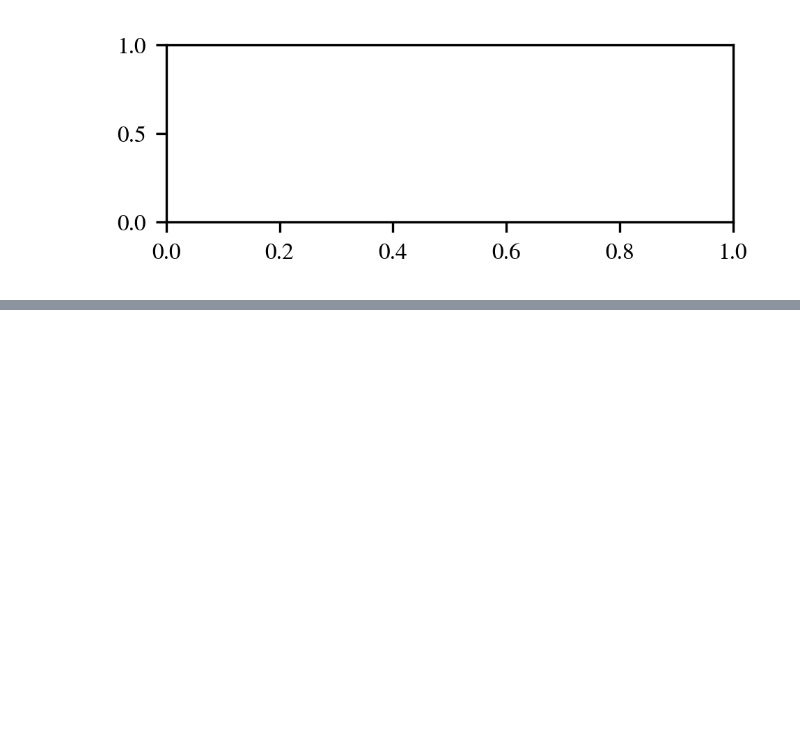
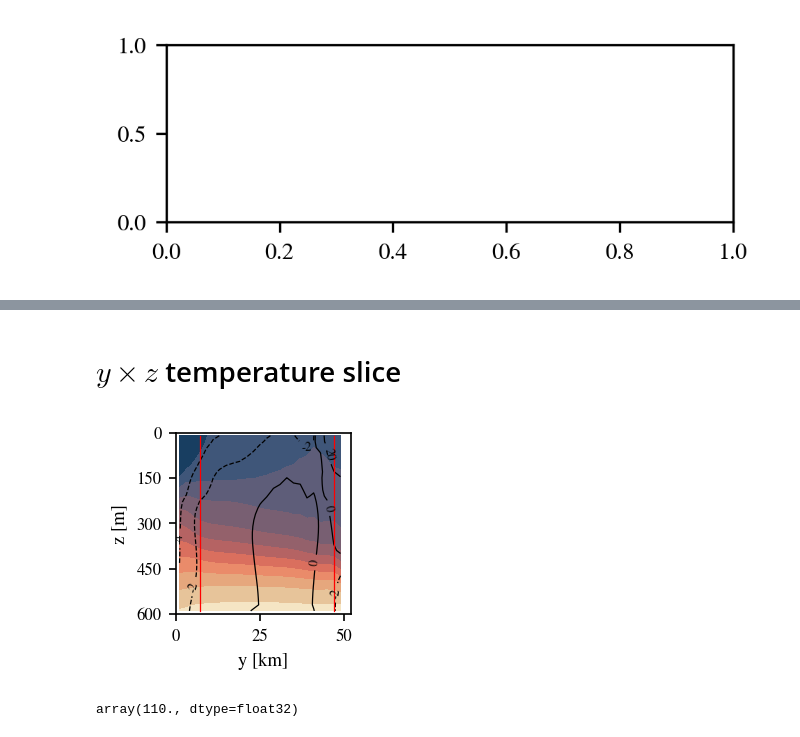
Before and after one commit to lsaddier/NEMO-Ice-Shelf-Bistability, a Jupyter notebook: Figures/FSLIP.ipynb, the cells around one changed output, grey strips where cells are left out. Cells and saved outputs as stored; diff of their text form; code cells hidden in the pictures; blank space fills up the shorter version.

```diff
--- a/Figures/FSLIP.ipynb
+++ b/Figures/FSLIP.ipynb
@@ -228,0 +416,59 @@ TypeError: Dimensions of C (29, 1920, 2) should be one smaller than X(2520) and
+# %% [markdown]
+# $y \times z$ temperature slice
+# %%
+temp_slice = dsT_FS.votemper.mean(dim='time_counter').isel(x=55)
+temp_slice = temp_slice.where(temp_slice != 0).values[:-1,1:]
+
+vmin = -2
+vmax = 1
+levels = np.linspace(vmin,vmax,13)
+norm = colors.Normalize(vmin=vmin, vmax=vmax,)
+plotting_temp = {'vmin':vmin, 'vmax':vmax, 'cmap':cmcra.lipari , 'levels':levels, 'norm':norm,}
+
+
+
+u_slice = dsU_FS.vozocrtx.mean(dim='time_counter').sel(x=55)
+u_slice = u_slice.where(u_slice != 0).values[:-1,1:]
+
+color = 'k'
+linewidths=0.6
+alpha=1
+levels= np.array([-0.04,-0.02,0,0.2])*100
+plotting_u = {'levels':levels, 'colors':color, 'linewidths':linewidths, 'alpha':alpha}
+
+
+
+YY, ZZ = np.meshgrid(y_T, z_T)
+
+fig = plt.figure(figsize=(1.5,1.57), dpi=150)
+ax = plt.gca()
+
+cont_temp = ax.contourf(YY, ZZ, temp_slice, **plotting_temp)
+
+cont_uu = ax.contour(YY,ZZ,u_slice*100, **plotting_u)
+ax.clabel(cont_uu, inline=True, fontsize=6, fmt='%1.0f', use_clabeltext=True)
+
+ax.plot(YY[:,3],ZZ[:,3], c='red', lw=0.6,)
+ax.plot(YY[:,23],ZZ[:,23], c='red', lw=0.6,)
+
+ax.set_xlabel('y [km]')
+ax.set_ylabel('z [m]')
+
+ax.invert_yaxis()
+
+ax.set_yticks(np.arange(0,600+1,150))
+
+ax.set_ylim(600,0)
+ax.set_xlim(0,52)
+
+ax.set_xticks(np.arange(0,50+1,25))
+
+plt.savefig('./Figure10/temp_yz_110.pdf',format='pdf', bbox_inches='tight')
+
+plt.show()
+# %% [output]
+[figure, added]
+# %%
+dsT_FS.nav_lat[0][55].values
+# %% [output]
+array(110., dtype=float32)
```
Also changed, not shown: parts of 7 cells of this notebook, 5 other files.
